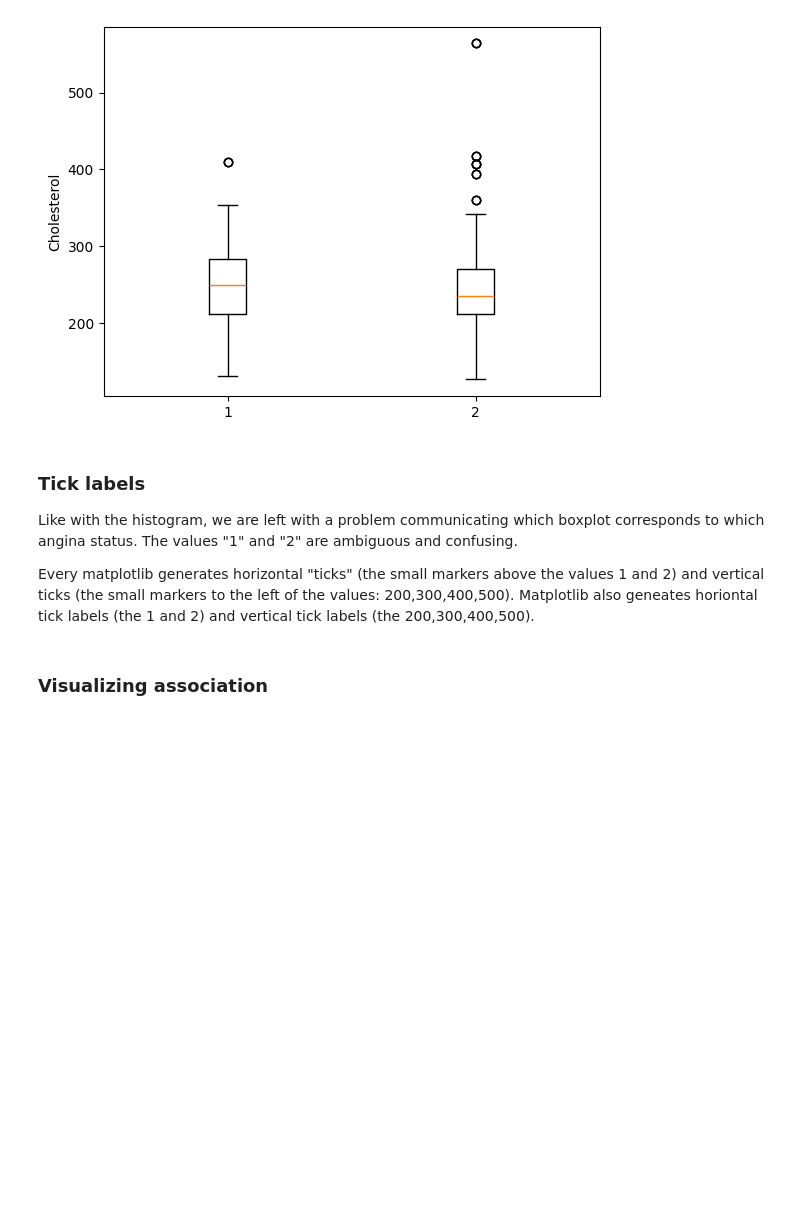
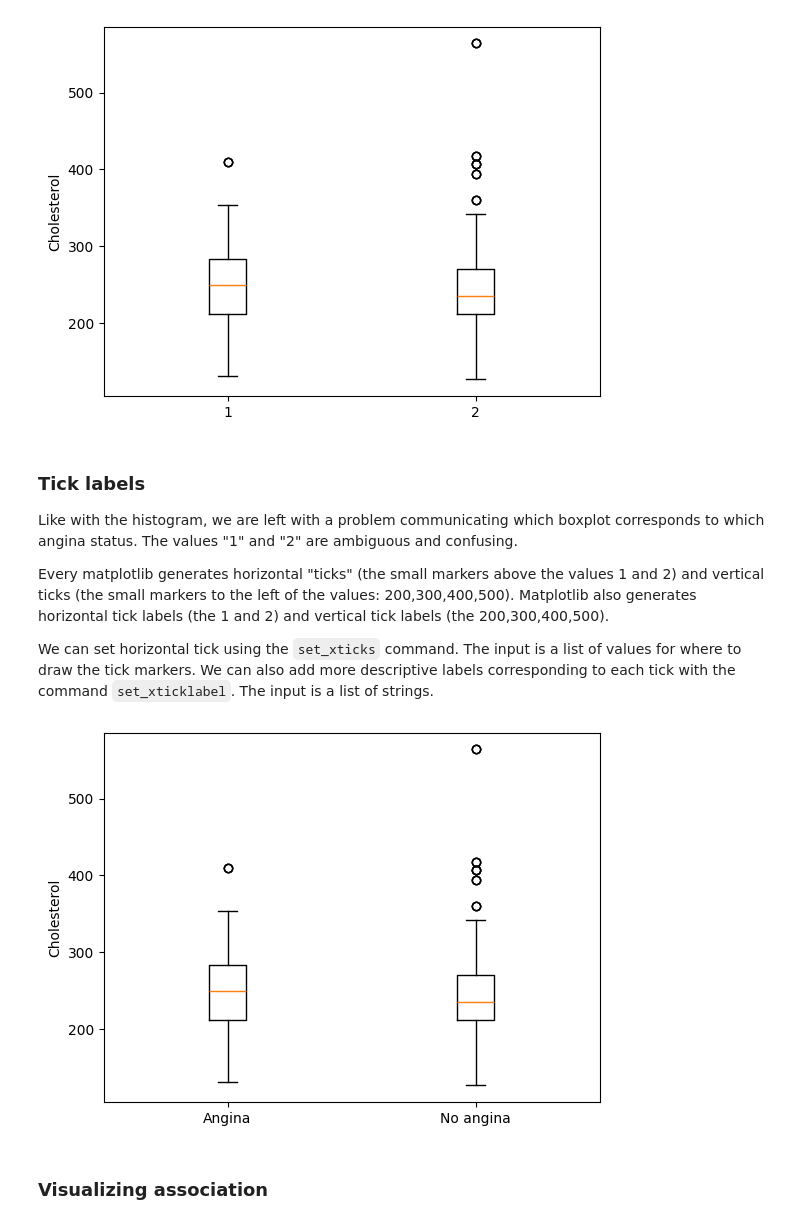
Before and after one commit to computationalUncertaintyLab/dexp_book, a Jupyter notebook: Chap3_Dataviz.ipynb, the cells around one changed output. Drawn from its saved outputs; the diff is of its cells as text; code cells hidden in the pictures; blank space fills up the shorter version.

````diff
--- a/Chap3_Dataviz.ipynb
+++ b/Chap3_Dataviz.ipynb
@@ -173,7 +173,24 @@ plt.show()
 Like with the histogram, we are left with a problem communicating which boxplot corresponds to which angina status.
 The values "1" and "2" are ambiguous and confusing.
 
-Every matplotlib generates horizontal "ticks" (the small markers above the values 1 and 2) and vertical ticks (the small markers to the left of the values: 200,300,400,500). Matplotlib also geneates horiontal tick labels (the 1 and 2) and vertical tick labels (the 200,300,400,500).
+Every matplotlib generates horizontal "ticks" (the small markers above the values 1 and 2) and vertical ticks (the small markers to the left of the values: 200,300,400,500).
+Matplotlib also generates horizontal tick labels (the 1 and 2) and vertical tick labels (the 200,300,400,500).
+
+We can set horizontal tick using the ```set_xticks``` command.
+The input is a list of values for where to draw the tick markers.
+We can also add more descriptive labels corresponding to each tick with the command ```set_xticklabel```.
+The input is a list of strings.
+# %%
+fig,ax = plt.subplots()
+ax.boxplot( [yes_angina["chol"], no_angina["chol"]])
+ax.set_ylabel("Cholesterol")
+
+ax.set_xticks([1,2])
+ax.set_xticklabels(["Angina","No angina"])
+
+plt.show()
+# %% [output]
+[figure, added]
 # %% [markdown]
 ### Visualizing association
 # %%
````
